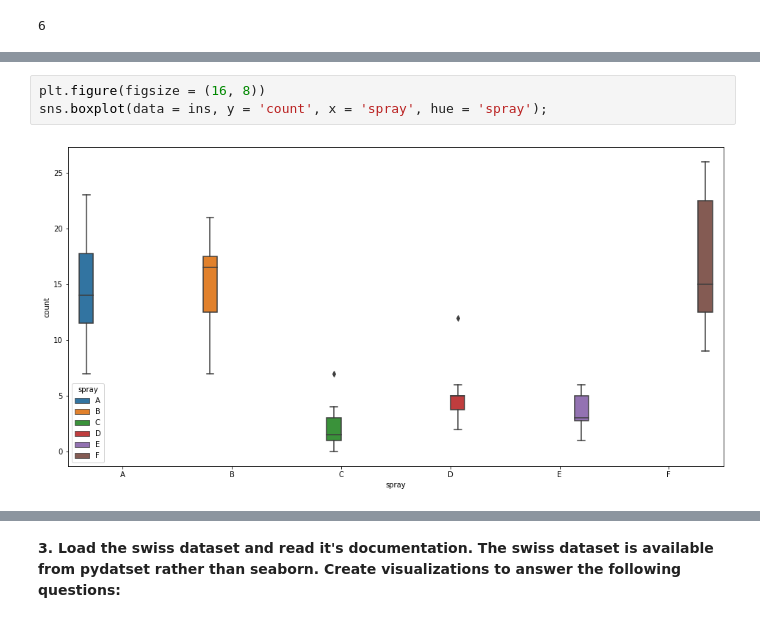
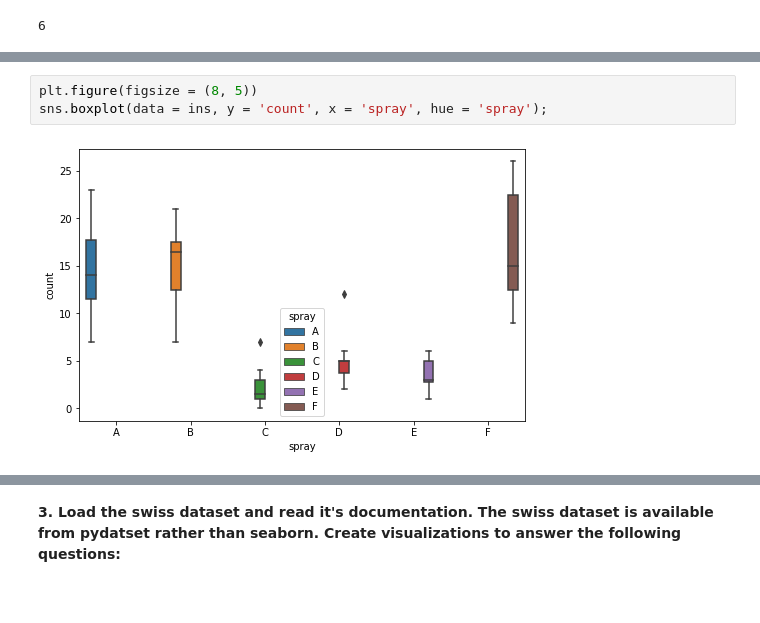
Before and after one commit to nadia-paz/numpy-pandas-visualization-exercises, a Jupyter notebook: seaborn_exercises.ipynb, the cells around one changed output, grey strips where cells are left out. Drawn from its saved outputs; the diff is of its cells as text.

```diff
--- a/seaborn_exercises.ipynb
+++ b/seaborn_exercises.ipynb
@@ -135,6 +238,6 @@ sns.boxplot(data = ins, x = 'count')
 [figure]
 # %%
-plt.figure(figsize = (16, 8))
+plt.figure(figsize = (8, 5))
 sns.boxplot(data = ins, y = 'count', x = 'spray', hue = 'spray');
 # %% [output]
-[figure, old version]
+[figure, new version]
```
Also changed, not shown: parts of 49 cells of this notebook.
